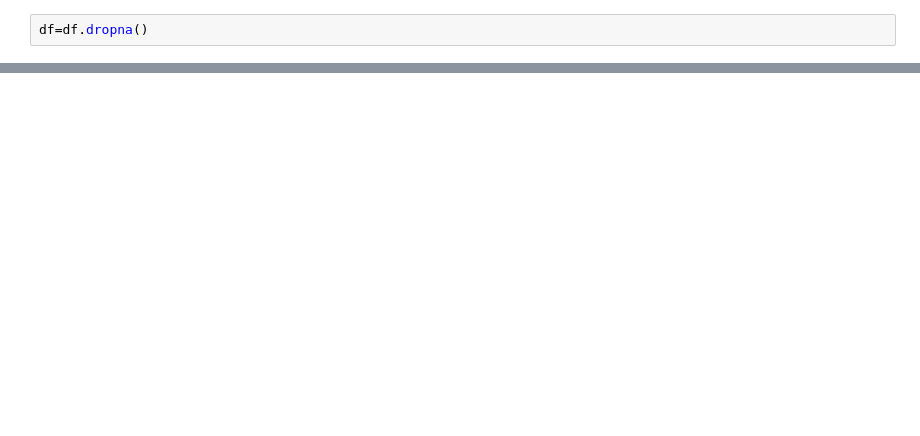
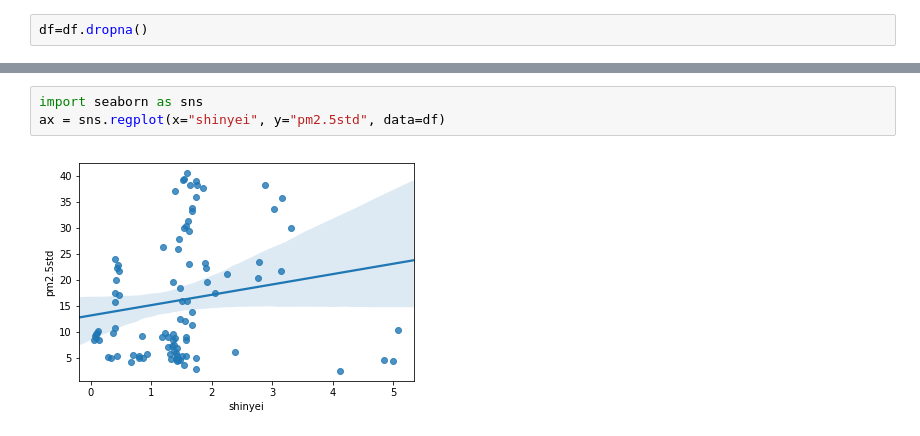
Before and after one commit to ClarksonAirlab/2019_sensor_workshop, a Jupyter notebook: Python/Tutorial/7. Machine learning with Scikit-learn.ipynb, the cells around one changed output, grey strips where cells are left out. Drawn from its saved outputs; the diff is of its cells as text; blank space fills up the shorter version.

```diff
--- a/Python/Tutorial/7. Machine learning with Scikit-learn.ipynb
+++ b/Python/Tutorial/7. Machine learning with Scikit-learn.ipynb
@@ -49,0 +146,5 @@ df
+# %%
+import seaborn as sns
+ax = sns.regplot(x="shinyei", y="pm2.5std", data=df)
+# %% [output]
+[figure, added]
```
Also changed, not shown: parts of 30 cells of this notebook, 2 other files.
